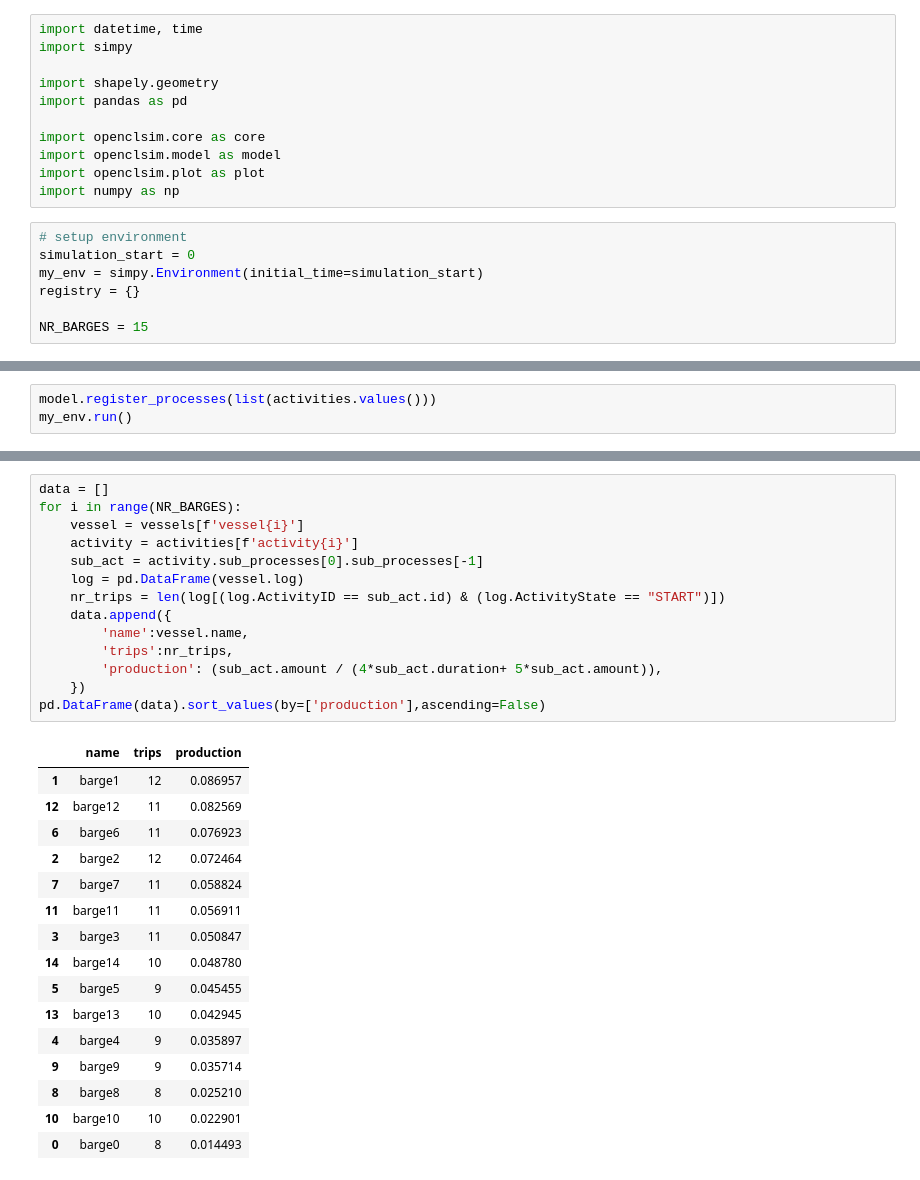
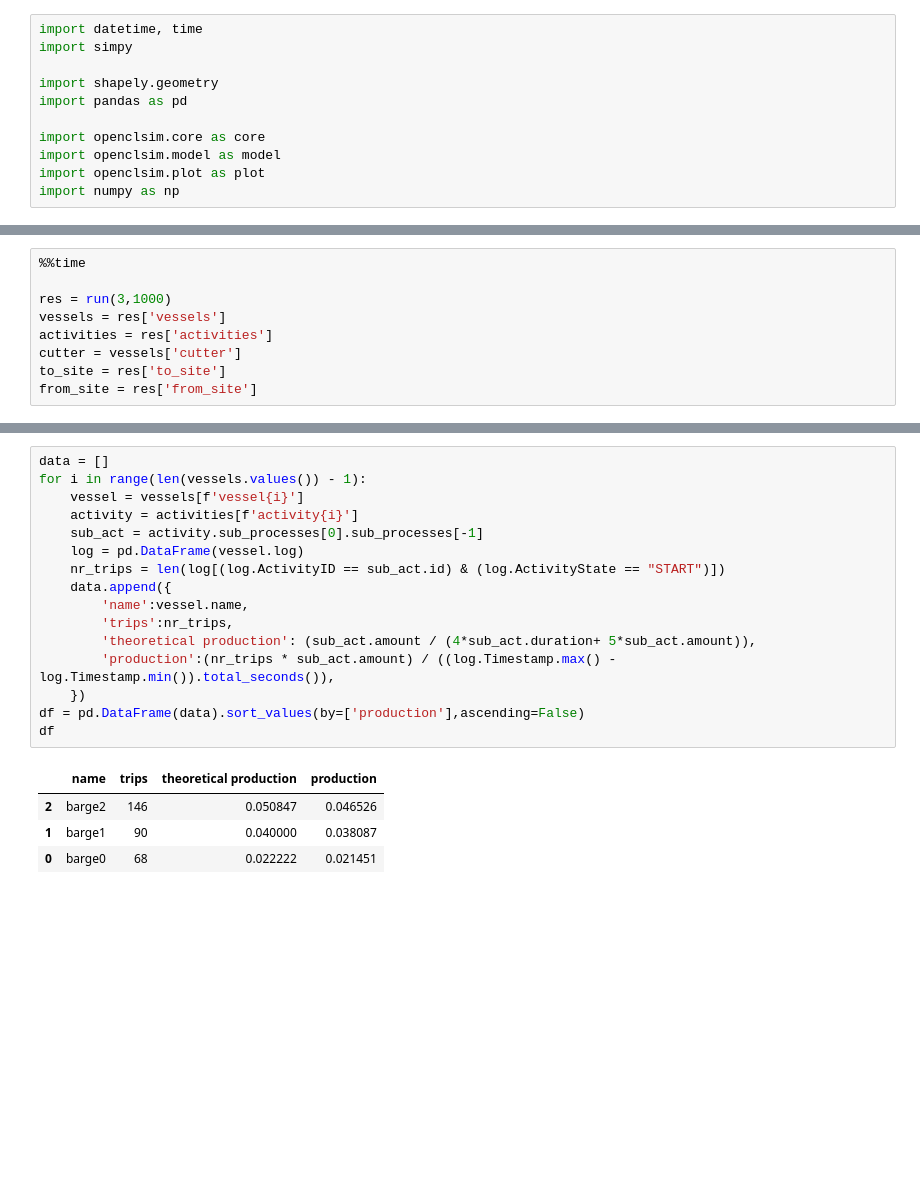
Before and after one commit to TUDelft-CITG/OpenCLSim, a Jupyter notebook: notebooks/Container reservations/Cutters and barges.ipynb, the cells around one changed output, grey strips where cells are left out. Saved outputs shown, nothing was run; the diff lists cells and outputs as text; blank space fills up the shorter version.

```diff
--- a/notebooks/Container reservations/Cutters and barges.ipynb
+++ b/notebooks/Container reservations/Cutters and barges.ipynb
@@ -9,10 +9,3 @@ import openclsim.core as core
 import openclsim.model as model
 import openclsim.plot as plot
 import numpy as np
-# %%
-# setup environment
-simulation_start = 0
-my_env = simpy.Environment(initial_time=simulation_start)
-registry = {}
-
-NR_BARGES = 15
@@ -158,3 +164,9 @@ for i in range(NR_BARGES):
 # %%
-model.register_processes(list(activities.values()))
-my_env.run()
+%%time
+
+res = run(3,1000)
+vessels = res['vessels']
+activities = res['activities']
+cutter = vessels['cutter']
+to_site = res['to_site']
+from_site = res['from_site']
@@ -173,31 +188,21 @@ fig = plot.get_step_chart([from_site, to_site, *vessels.values()])
 # %%
 data = []
-for i in range(NR_BARGES):
+for i in range(len(vessels.values()) - 1):
     vessel = vessels[f'vessel{i}']
     activity = activities[f'activity{i}']
     sub_act = activity.sub_processes[0].sub_processes[-1]
     log = pd.DataFrame(vessel.log)
     nr_trips = len(log[(log.ActivityID == sub_act.id) & (log.ActivityState == "START")])
     data.append({
         'name':vessel.name,
         'trips':nr_trips,
-        'production': (sub_act.amount / (4*sub_act.duration+ 5*sub_act.amount)),
+        'theoretical production': (sub_act.amount / (4*sub_act.duration+ 5*sub_act.amount)),
+        'production':(nr_trips * sub_act.amount) / ((log.Timestamp.max() - log.Timestamp.min()).total_seconds()),
     })
-pd.DataFrame(data).sort_values(by=['production'],ascending=False)
+df = pd.DataFrame(data).sort_values(by=['production'],ascending=False)
+df
 # %% [output]
-|  | name | trips | production |
-| 1 | barge1 | 12 | 0.086957 |
-| 12 | barge12 | 11 | 0.082569 |
-| 6 | barge6 | 11 | 0.076923 |
-| 2 | barge2 | 12 | 0.072464 |
-| 7 | barge7 | 11 | 0.058824 |
-| 11 | barge11 | 11 | 0.056911 |
-| 3 | barge3 | 11 | 0.050847 |
-| 14 | barge14 | 10 | 0.048780 |
-| 5 | barge5 | 9 | 0.045455 |
-| 13 | barge13 | 10 | 0.042945 |
-| 4 | barge4 | 9 | 0.035897 |
-| 9 | barge9 | 9 | 0.035714 |
-| 8 | barge8 | 8 | 0.025210 |
-| 10 | barge10 | 10 | 0.022901 |
-| 0 | barge0 | 8 | 0.014493 |
+|  | name | trips | theoretical production | production |
+| 2 | barge2 | 146 | 0.050847 | 0.046526 |
+| 1 | barge1 | 90 | 0.040000 | 0.038087 |
+| 0 | barge0 | 68 | 0.022222 | 0.021451 |
```
Also changed, not shown: parts of 9 cells of this notebook, 2 other files.
